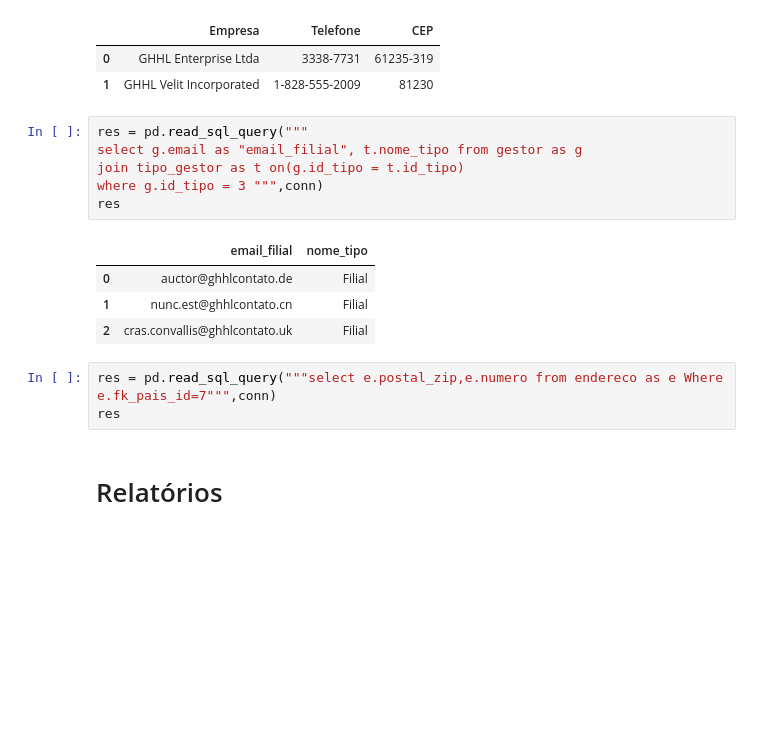
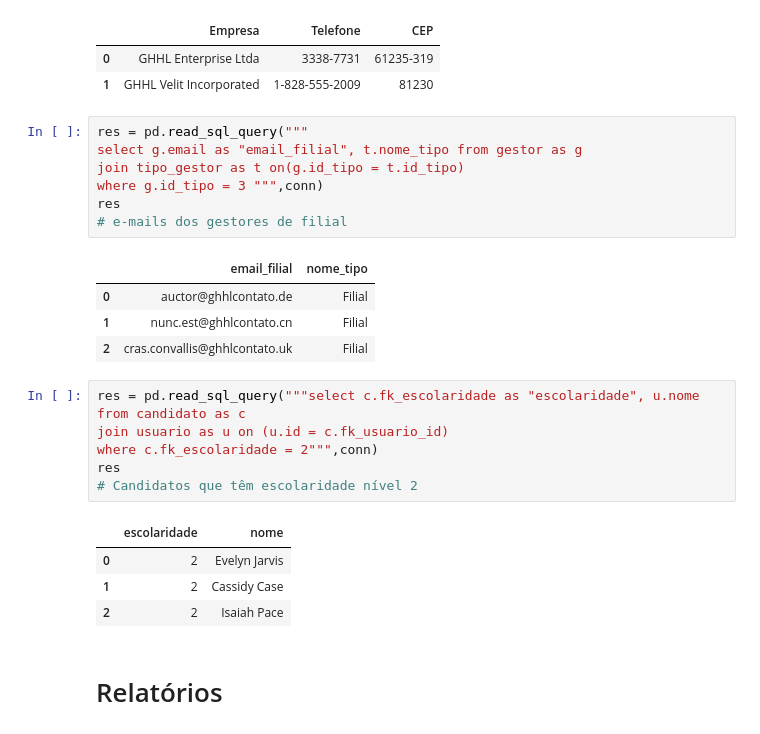
Before and after one commit to MateusLannes/Trabalho_BD1_2022, a Jupyter notebook: Files/ColabGHHL_Contrat.ipynb, the cells around one changed output. Cells and saved outputs as stored; diff of their text form; blank space fills up the shorter version.

```diff
--- a/Files/ColabGHHL_Contrat.ipynb
+++ b/Files/ColabGHHL_Contrat.ipynb
@@ -716,14 +716,23 @@ select g.email as "email_filial", t.nome_tipo from gestor as g
 join tipo_gestor as t on(g.id_tipo = t.id_tipo)
 where g.id_tipo = 3 """,conn)
 res
+# e-mails dos gestores de filial
 # %% [output]
 |  | email_filial | nome_tipo |
 | 0 | auctor@ghhlcontato.de | Filial |
 | 1 | nunc.est@ghhlcontato.cn | Filial |
 | 2 | cras.convallis@ghhlcontato.uk | Filial |
-# %%
-res = pd.read_sql_query("""select e.postal_zip,e.numero from endereco as e Where e.fk_pais_id=7""",conn)
-res
+# %%
+res = pd.read_sql_query("""select c.fk_escolaridade as "escolaridade", u.nome from candidato as c
+join usuario as u on (u.id = c.fk_usuario_id)
+where c.fk_escolaridade = 2""",conn)
+res
+# Candidatos que têm escolaridade nível 2
+# %% [output]
+|  | escolaridade | nome |
+| 0 | 2 | Evelyn Jarvis |
+| 1 | 2 | Cassidy Case |
+| 2 | 2 | Isaiah Pace |
 # %% [markdown]
 # Relatórios
 # %% [markdown]
```
